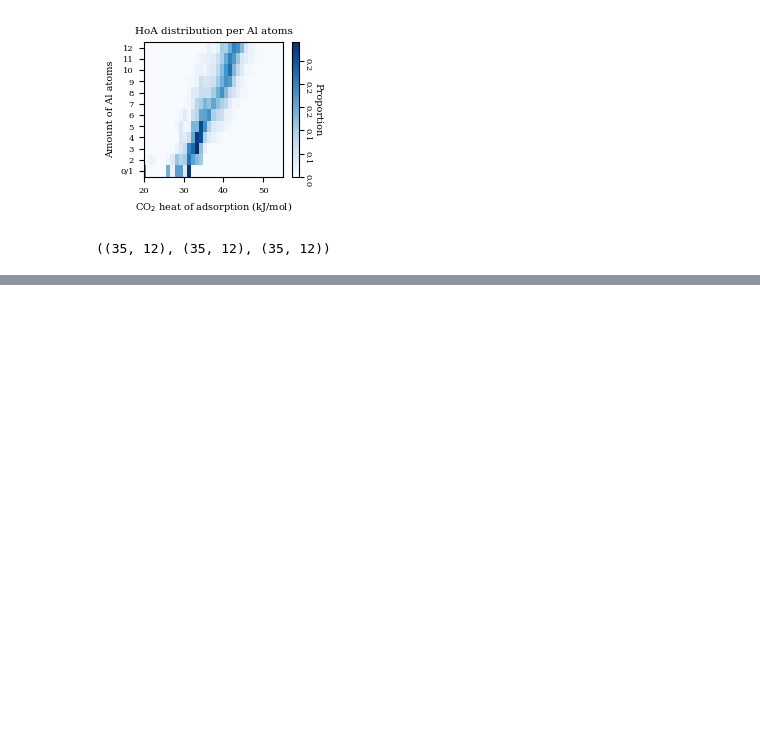
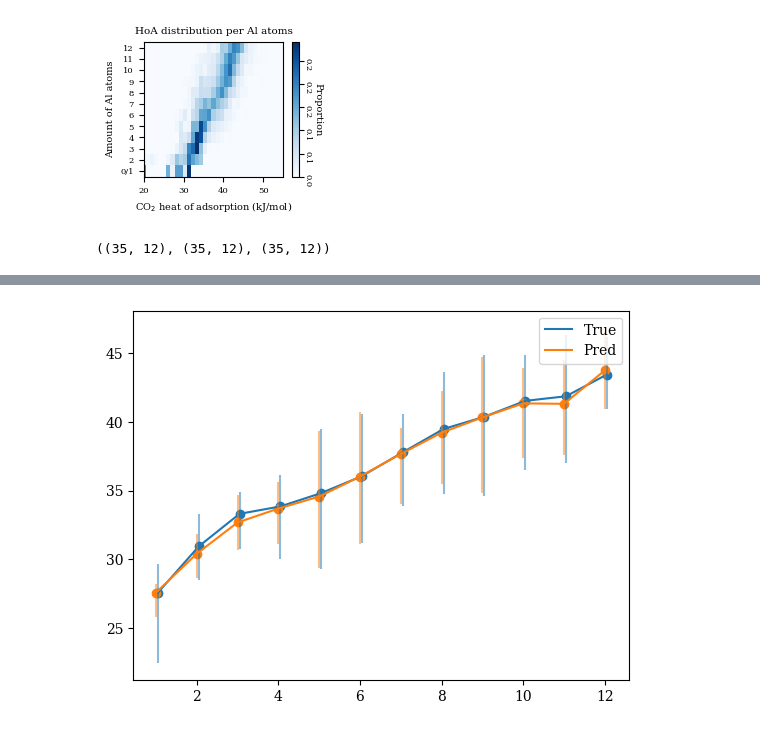
Before and after one commit to marko-petkovic/zeolite-property-prediction, a Jupyter notebook: plotting_MOR.ipynb, the cells around one changed output, grey strips where cells are left out. Cells and saved outputs as stored; diff of their text form; code cells hidden in the pictures; blank space fills up the shorter version.

```diff
--- a/plotting_MOR.ipynb
+++ b/plotting_MOR.ipynb
@@ -242,0 +262,36 @@ y_pred.min(), y_pred.max(), y_true.min(), y_true.max()
+# %%
+atsum=  testloader.dataset.X.sum((1,2))
+# %%
+
+def get_plot_data(n_ats, hoa):
+    x = []
+    y = []
+    y_ci_min = []
+    y_ci_max = []
+    for i in np.unique(n_ats):
+        _x = hoa[n_ats==i]
+
+        x.append(i)
+        y.append(np.mean(_x))
+
+        b,t = np.quantile(_x, [0.05, 0.95])
+        y_ci_min.append(b)
+        y_ci_max.append(t)
+    return np.array(x),y,y_ci_min, y_ci_max
+# %%
+x1, y1, y_ci_min1, y_ci_max1 = get_plot_data(atsum.numpy(), y_pred.numpy())
+x2, y2, y_ci_min2, y_ci_max2 = get_plot_data(atsum.numpy(), y_true.numpy())
+# %%
+
+plt.scatter(x2+0.05,y2)
+l2 = plt.plot(x2+0.05,y2,label='True')
+plt.vlines(x2+0.05, y_ci_min2, y_ci_max2,alpha=0.5, color=l2[0].get_c())
+plt.scatter(x1,y1)
+l1 = plt.plot(x1,y1, label='Pred')
+plt.vlines(x1, y_ci_min1, y_ci_max1, alpha=0.5, color=l1[0].get_c())
+
+
+
+plt.legend();
+# %% [output]
+[figure, added]
```
Also changed, not shown: parts of 22 cells of this notebook, 17 other files.
